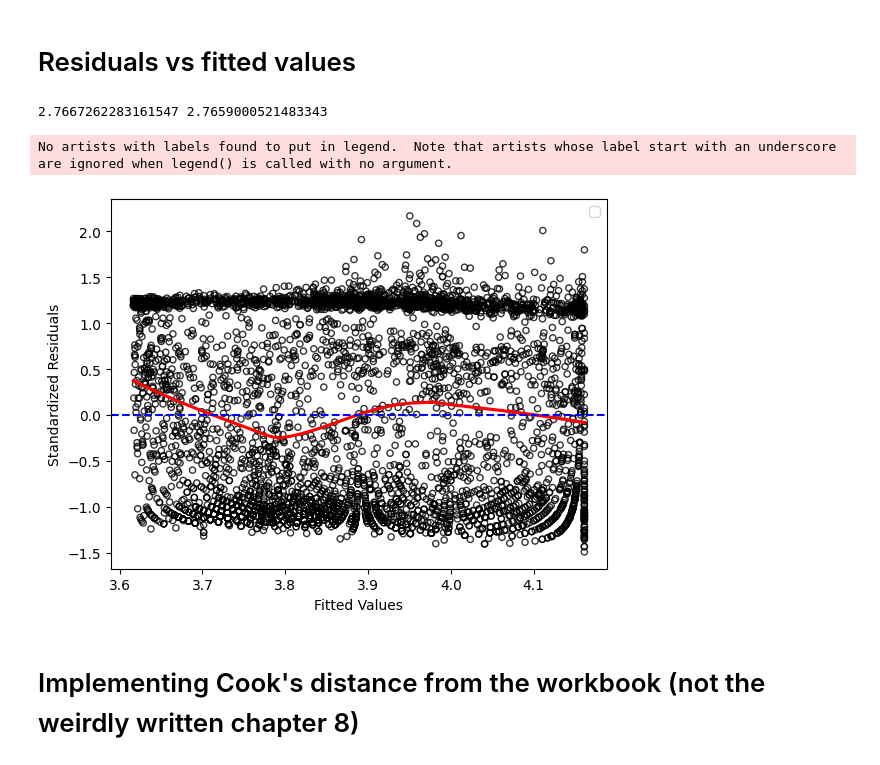
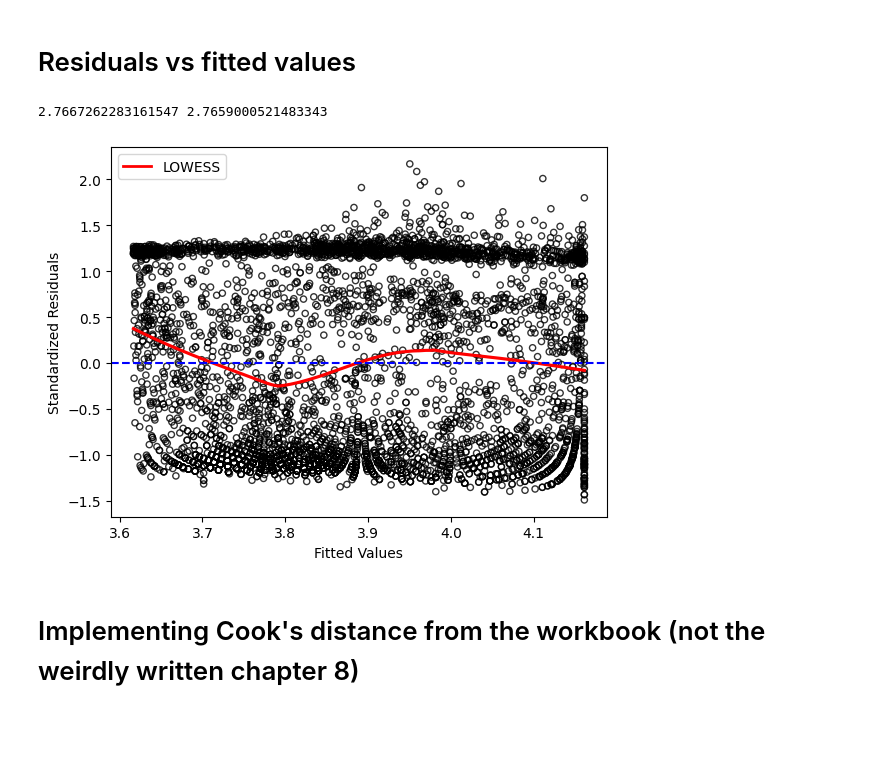
Before and after one commit to MatejVre/Generalized_Linear_Models, a Jupyter notebook: part_3.ipynb, the cells around one changed output. Drawn from its saved outputs; the diff is of its cells as text; code cells hidden in the pictures; blank space fills up the shorter version.

```diff
--- a/part_3.ipynb
+++ b/part_3.ipynb
@@ -54,6 +53,9 @@ Name: Distance, dtype: float64
  (0.9208885491939715, 5.014128764360999e-16, 0.9202767920847318))
 [figure]
 # %%
+predictions = lr.predict(X)
+residuals = y - predictions
+quantile_residuals = residuals/s
 sorted_residuals = np.sort(quantile_residuals)
 n = len(sorted_residuals)
 probabilities = (np.arange(0, n)) / n
@@ -77,25 +100,24 @@ print(kurtosis)
 # %%
 from matplotlib.lines import Line2D
 predictions = lr.predict(X)
 residuals = y - predictions
 sigma_hat = np.sqrt(np.sum(residuals**2) / (n - 2 - 1))
 std = np.std(residuals)
 print(sigma_hat, std)
 pearson_residuals = residuals/sigma_hat
 h = np.diag(lr.hat_matrix)
 # r = quantile_residuals/np.sqrt((1-h))
 standardized_residuals = residuals / (std*np.sqrt(1-h))
-sns.regplot(x=predictions, y=quantile_residuals, lowess=True, scatter_kws={'s': 20, 'color':"black", "facecolor":"None"}, line_kws={'color': 'red'})
+sns.regplot(x=predictions, y=standardized_residuals, lowess=True, scatter_kws={'s': 20, 'color':"black", "facecolor":"None"}, line_kws={'color': 'red'})
 plt.axhline(0, c="blue", ls="--")
 plt.xlabel("Fitted Values")
 plt.ylabel("Standardized Residuals")
 lowess_line = Line2D([0], [0], color='red', lw=2, label='LOWESS')
 plt.legend(handles=[lowess_line])
 plt.savefig("homo.png", bbox_inches="tight")
 # %% [output]
 2.7667262283161547 2.7659000521483343
-No artists with labels found to put in legend.  Note that artists whose label start with an underscore are ignored when legend() is called with no argument.
-[figure, old version]
+[figure, new version]
 # %% [markdown]
 # Implementing Cook's distance from the workbook (not the weirdly written chapter 8)
 # %%
```
Also changed, not shown: parts of 4 cells of this notebook, 3 other files.
